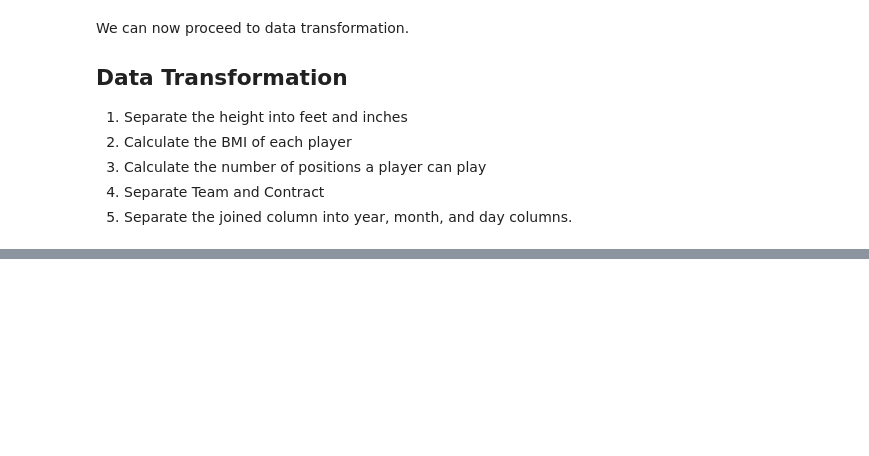
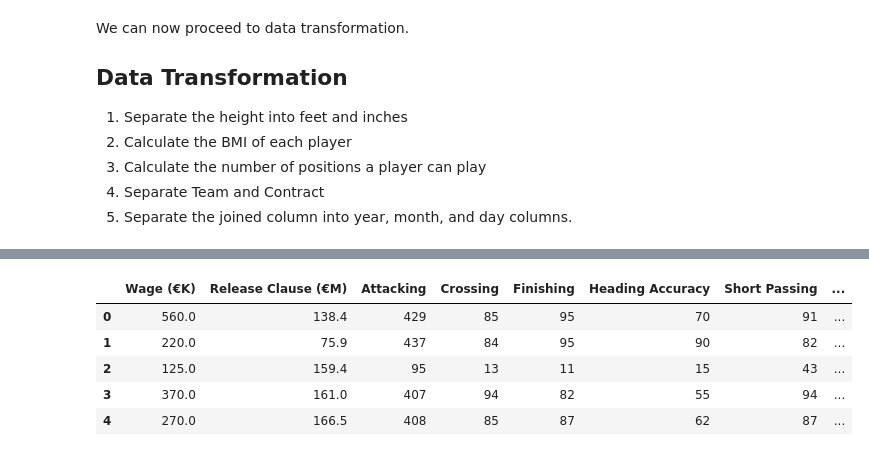
Before and after one commit to spusuluri/Data-Science-Projects, a Jupyter notebook: Project_2_FIFA/FIFA_data_cleaning.ipynb, the cells around one changed output, grey strips where cells are left out. Drawn from its saved outputs; the diff is of its cells as text; code cells hidden in the pictures; blank space fills up the shorter version.

```diff
--- a/Project_2_FIFA/FIFA_data_cleaning.ipynb
+++ b/Project_2_FIFA/FIFA_data_cleaning.ipynb
@@ -268,0 +414,9 @@ We can now proceed to data transformation.
+# %%
+df.iloc[:, range(20,40)].head()
+# %% [output]
+|  | Wage (€K) | Release Clause (€M) | Attacking | Crossing | Finishing | Heading Accuracy | Short Passing | ... |
+| 0 | 560.0 | 138.4 | 429 | 85 | 95 | 70 | 91 | ... |
+| 1 | 220.0 | 75.9 | 437 | 84 | 95 | 90 | 82 | ... |
+| 2 | 125.0 | 159.4 | 95 | 13 | 11 | 15 | 43 | ... |
+| 3 | 370.0 | 161.0 | 407 | 94 | 82 | 55 | 94 | ... |
+| 4 | 270.0 | 166.5 | 408 | 85 | 87 | 62 | 87 | ... |
```
Also changed, not shown: parts of 24 cells of this notebook, 1 other file.
